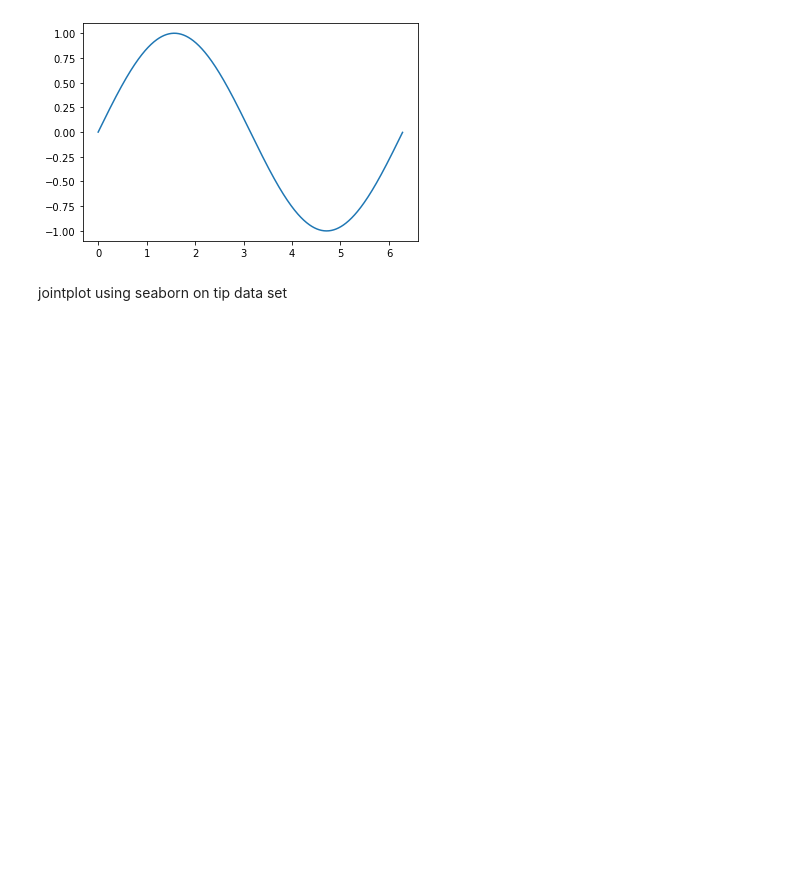
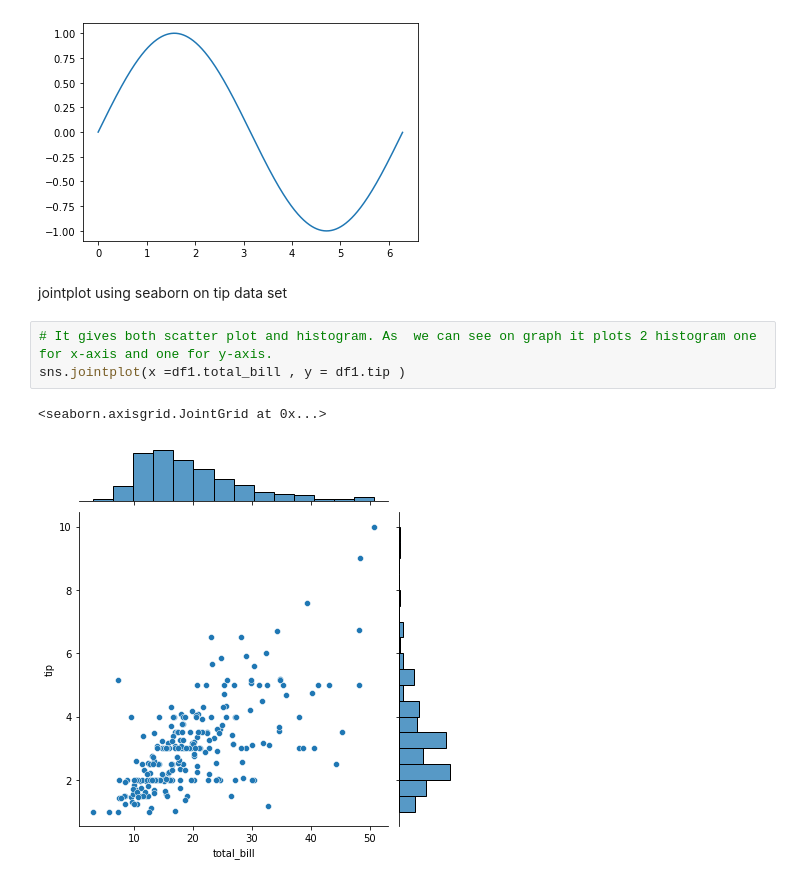
Before and after one commit to Shivanshu04/Datavisualisation, a Jupyter notebook: Graph/graph.ipynb, the cells around one changed output. Saved outputs shown, nothing was run; the diff lists cells and outputs as text; blank space fills up the shorter version.

```diff
--- a/Graph/graph.ipynb
+++ b/Graph/graph.ipynb
@@ -735,3 +735,9 @@ plt.show()
 [figure]
 # %% [markdown]
 jointplot using seaborn on tip data set
+# %%
+# It gives both scatter plot and histogram. As  we can see on graph it plots 2 histogram one for x-axis and one for y-axis.
+sns.jointplot(x =df1.total_bill , y = df1.tip )
+# %% [output]
+<seaborn.axisgrid.JointGrid at 0x...>
+[figure, added]
```
Also changed, not shown: parts of 11 cells of this notebook.
